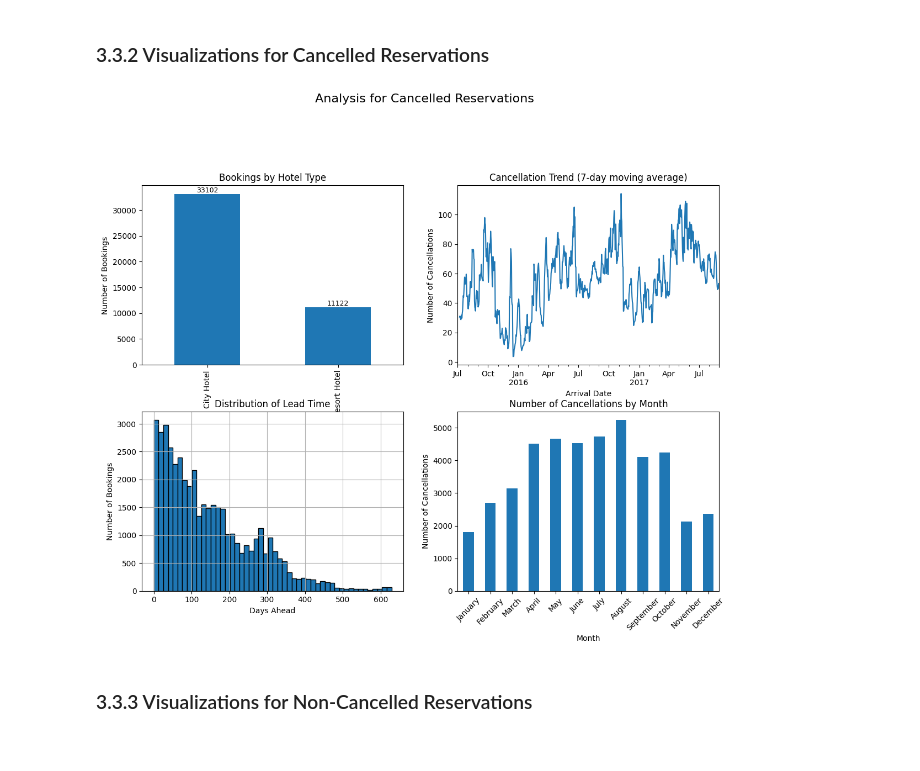
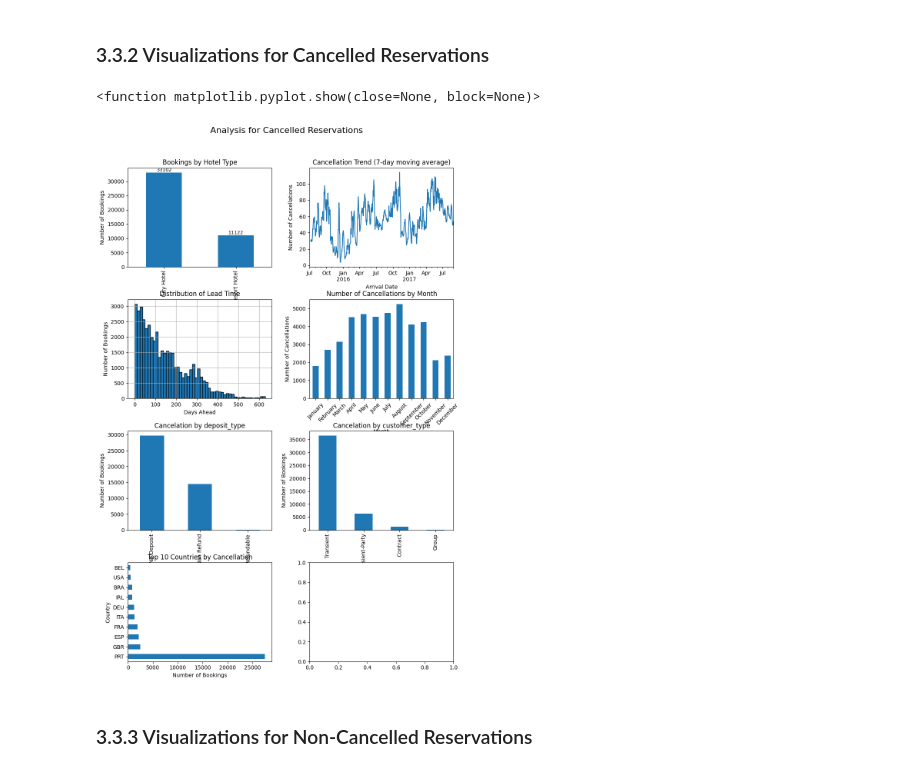
Before and after one commit to gsesa/ML_exercise, a Jupyter notebook: hotel-booking-data-analysis.ipynb, the cells around one changed output. Saved outputs shown, nothing was run; the diff lists cells and outputs as text; code cells hidden in the pictures.

Commit message:
Kaggle Notebook | Hotel booking Data Analysis | Version 9

```diff
--- a/hotel-booking-data-analysis.ipynb
+++ b/hotel-booking-data-analysis.ipynb
@@ -127,44 +127,61 @@ plt.show()
 # %% [markdown]
 ### 3.3.2 Visualizations for Cancelled Reservations
 # %%
-import pandas as pd
-import matplotlib.pyplot as plt
-
 # Filter the dataframe for cancelled reservations
 df_cancelled = df_hotel_booking[df_hotel_booking['is_canceled'] == 1]
 
 # Set up the subplots layout for cancelled reservations
-fig, axes = plt.subplots(nrows=2, ncols=2, figsize=(12, 10))
+fig, axes = plt.subplots(nrows=4, ncols=2, figsize=(10, 15))
 fig.suptitle('Analysis for Cancelled Reservations', fontsize=16)
-fig.tight_layout(pad=4.0, rect=[0, 0, 1, 0.95])  # Adjust spacing
+fig.tight_layout(pad=4.0, rect=[0, 0, 1, 1])  # Adjust spacing
 
 # Distribution by hotel type
 df_cancelled['hotel'].value_counts().plot(kind='bar', ax=axes[0,0], title='Bookings by Hotel Type')
 axes[0,0].set_xlabel('Hotel Type')
 axes[0,0].set_ylabel('Number of Bookings')
+
 for i, v in enumerate(df_cancelled['hotel'].value_counts()):
     axes[0,0].text(i, v + 10, int(v), ha='center', va='bottom', fontsize=9)
 
 # Trend of cancellations over time
 df_cancelled.groupby(['arrival_date'])['is_canceled'].count().rolling(window=7).mean().plot(ax=axes[0,1], title='Cancellation Trend (7-day moving average)')
 axes[0,1].set_xlabel('Arrival Date')
 axes[0,1].set_ylabel('Number of Cancellations')
 
 # Distribution of lead time
 df_cancelled['lead_time'].hist(bins=50, edgecolor='black', ax=axes[1,0])
 axes[1,0].set_title('Distribution of Lead Time')
 axes[1,0].set_xlabel('Days Ahead')
 axes[1,0].set_ylabel('Number of Bookings')
 
 # Bookings per month
 df_cancelled['arrival_date_month'].value_counts().reindex(['January', 'February', 'March', 'April', 'May', 'June', 'July', 'August', 'September', 'October', 'November', 'December']).plot(kind='bar', ax=axes[1,1], title='Number of Cancellations by Month')
 axes[1,1].set_xlabel('Month')
 axes[1,1].set_ylabel('Number of Cancellations')
 axes[1,1].tick_params(axis='x', rotation=45)
 
-plt.show()
+
+# Bookings per deposit_type
+df_cancelled['deposit_type'].value_counts().plot(kind='bar', ax=axes[2,0], title='Cancelation by deposit_type')
+axes[2,0].set_xlabel('deposit_type')
+axes[2,0].set_ylabel('Number of Bookings')
+
+
+# Bookings per customer_type
+df_cancelled['customer_type'].value_counts().plot(kind='bar', ax=axes[2,1], title='Cancelation by customer_type')
+axes[2,1].set_xlabel('customer_type')
+axes[2,1].set_ylabel('Number of Bookings')
+
+
+df_cancelled['country'].value_counts().head(10).plot(kind='barh', ax=axes[3,0], title='Top 10 Countries by Cancellation')
+axes[3,0].set_ylabel('Country')
+axes[3,0].set_xlabel('Number of Bookings')
+
+
+plt.show
 # %% [output]
+<function matplotlib.pyplot.show(close=None, block=None)>
-[figure, old version]
+[figure, new version]
 # %% [markdown]
 ### 3.3.3 Visualizations for Non-Cancelled Reservations
 # %%
```
Also changed, not shown: parts of 1 cell of this notebook.
